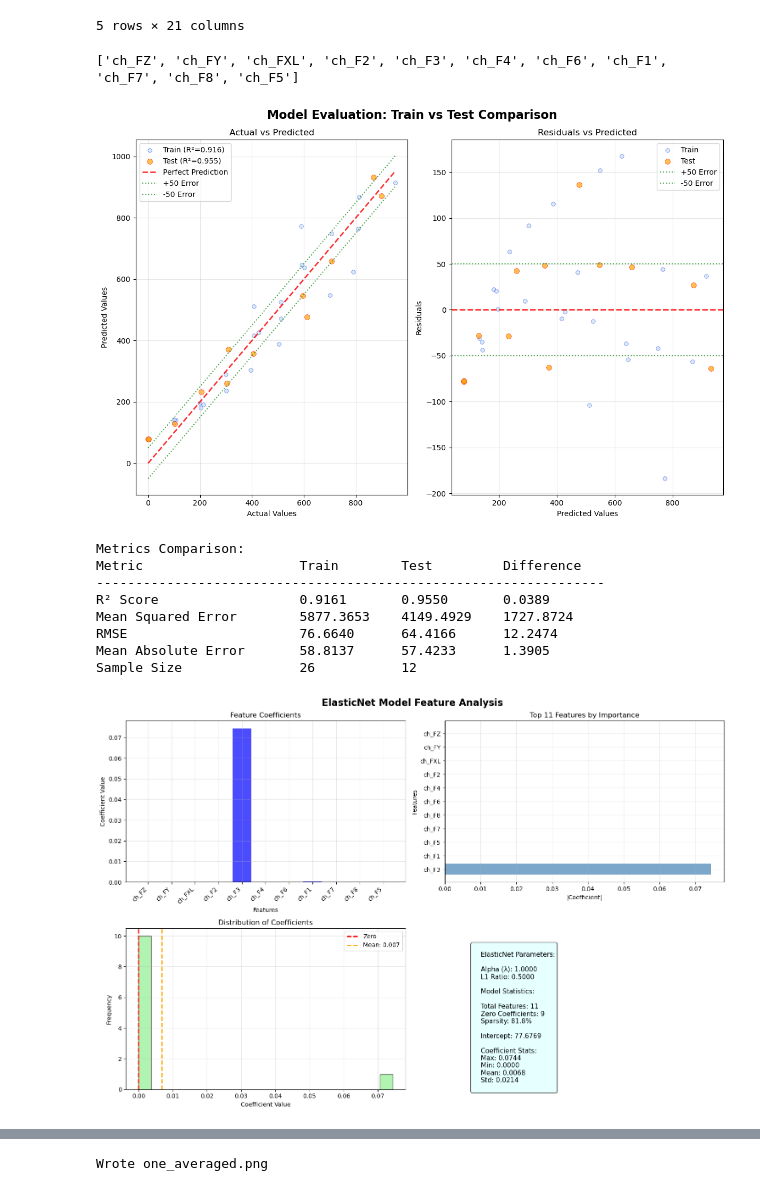
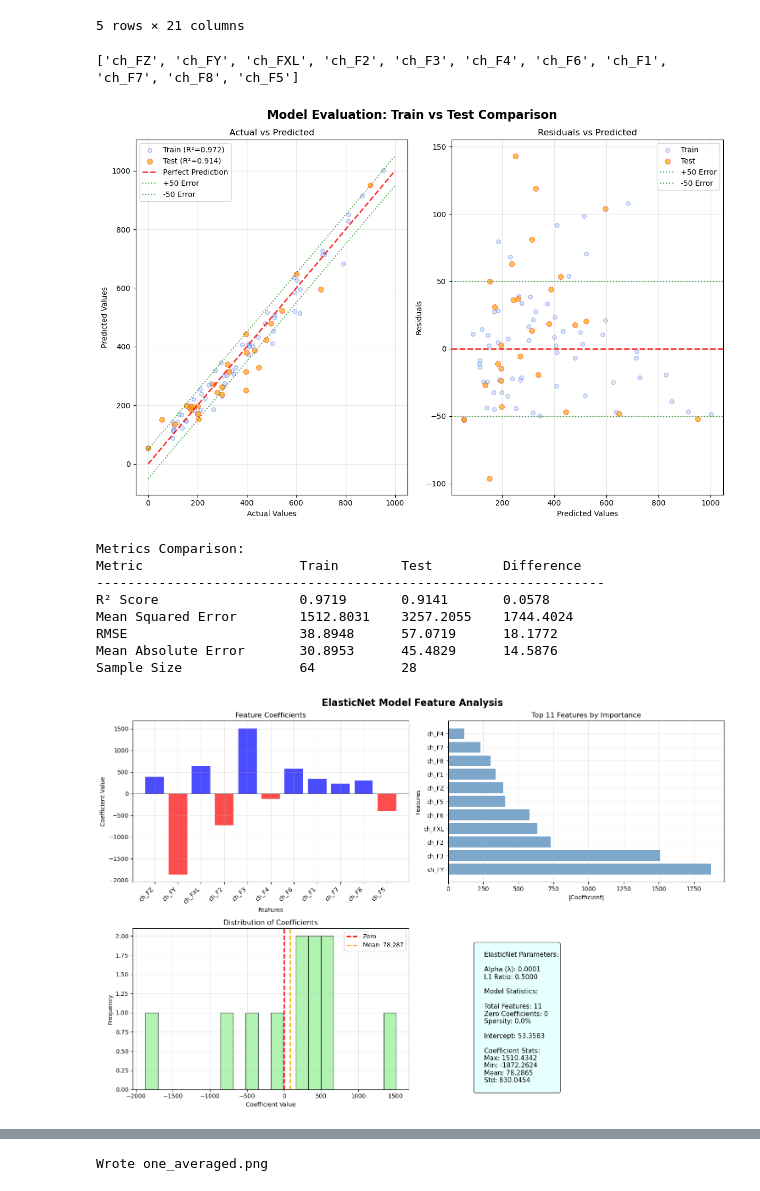
Before and after one commit to jonnor/embeddedml, a Jupyter notebook: handson/luxmeter/notebooks/Untitled.ipynb, the cells around one changed output, grey strips where cells are left out. Cells and saved outputs as stored; diff of their text form; code cells hidden in the pictures.

```diff
--- a/handson/luxmeter/notebooks/Untitled.ipynb
+++ b/handson/luxmeter/notebooks/Untitled.ipynb
@@ -62,40 +64,40 @@ def evaluate_pipeline(pipeline, X, y, cv=5, test_size=0.30, scoring=None, random
     plot_model_features(pipeline,  X_train, feature_names=X.columns)
 
     return pandas.DataFrame(scores)
 
 
 def create_pipeline():
     """Create sklearn pipeline with MinMaxScaler and ElasticNet"""
     pipeline = Pipeline([
         #('scaler', StandardScaler()),
-        #('scaler', MinMaxScaler()),
-        ('regressor', ElasticNet(alpha=1.0, l1_ratio=0.5, random_state=42, max_iter=10000, positive=True))
+        ('scaler', MinMaxScaler()),
+        ('regressor', ElasticNet(alpha=0.0001, l1_ratio=0.5, random_state=42, max_iter=100000, positive=False))
         #('regressor', RandomForestRegressor()),
     ])
     return pipeline
 
 features = [ c for c in data.columns if 'ch_F' in c]
 print(features)
 #sub = avg[avg.colortemp == 2500]
 sub = avg.copy()
 X = sub[features]
 y = sub['lux']
 
 est = create_pipeline()
 
 scores = evaluate_pipeline(est, X, y)
 
 scores
 # %% [output]
 ['ch_FZ', 'ch_FY', 'ch_FXL', 'ch_F2', 'ch_F3', 'ch_F4', 'ch_F6', 'ch_F1', 'ch_F7', 'ch_F8', 'ch_F5']
-[figure, old version]
+[figure, new version]
 Metrics Comparison:
 Metric                    Train        Test         Difference
 -----------------------------------------------------------------
-R² Score                  0.9161       0.9550       0.0389
-Mean Squared Error        5877.3653    4149.4929    1727.8724
-RMSE                      76.6640      64.4166      12.2474
-Mean Absolute Error       58.8137      57.4233      1.3905
-Sample Size               26           12
+R² Score                  0.9719       0.9141       0.0578
+Mean Squared Error        1512.8031    3257.2055    1744.4024
+RMSE                      38.8948      57.0719      18.1772
+Mean Absolute Error       30.8953      45.4829      14.5876
+Sample Size               64           28
-[figure, old version]
+[figure, new version]
 |  | fit_time | score_time | test_neg_mean_absolute_error | train_neg_mean_absolute_error | test_r2 | train_r2 |
```
Also changed, not shown: parts of 2 cells of this notebook.
